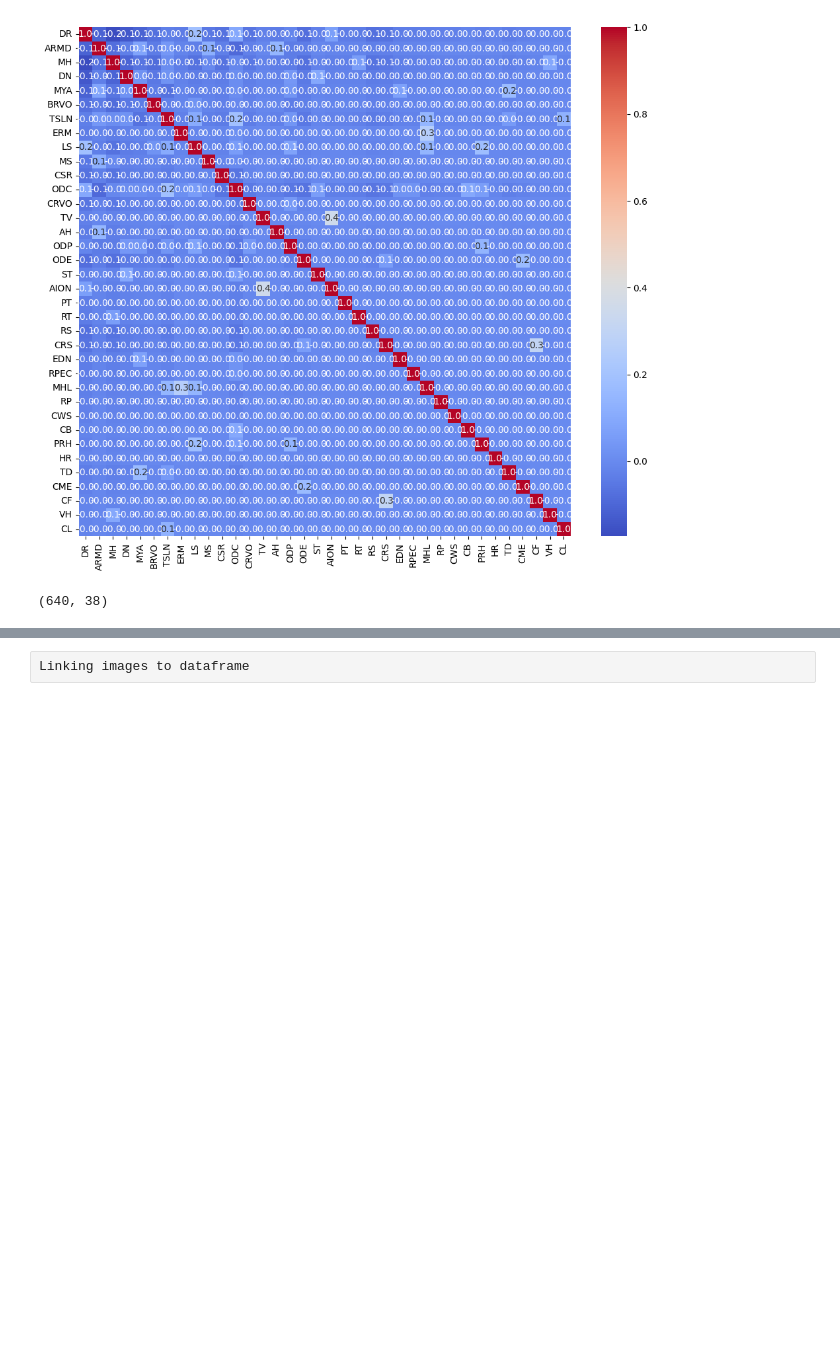
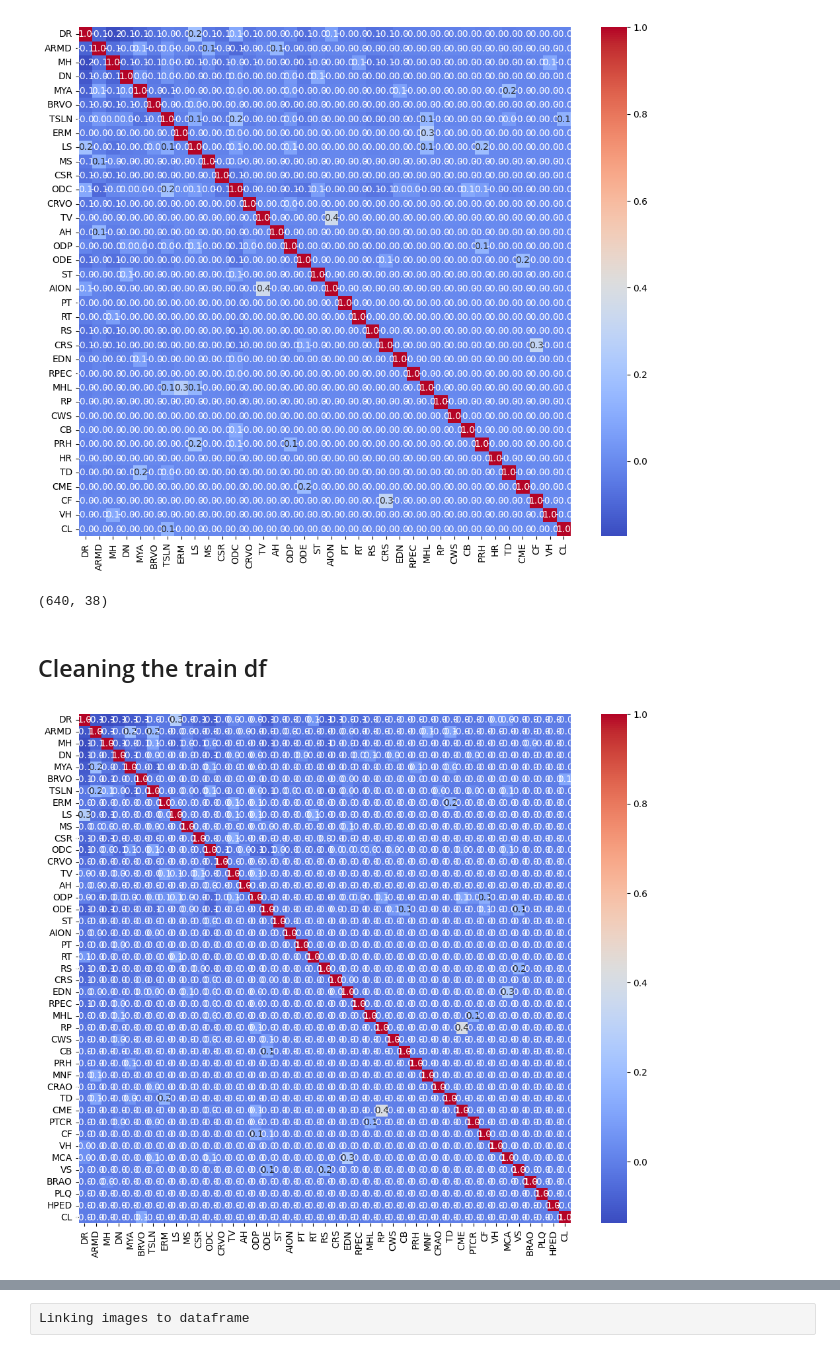
Before and after one commit to CapucineFoucher/ProjectDataCamp, a Jupyter notebook: BACK/work on dataset.ipynb, the cells around one changed output, grey strips where cells are left out. Drawn from its saved outputs; the diff is of its cells as text; code cells hidden in the pictures; blank space fills up the shorter version.

Commit message:
cleaned evaluation and train

```diff
--- a/BACK/work on dataset.ipynb
+++ b/BACK/work on dataset.ipynb
@@ -131,3 +113,22 @@ df_test_cleaned.head()
 df_test_cleaned = df_test_cleaned.astype(str)
 # %%
 df_test_cleaned.to_csv("test_cleaned.csv")
+# %% [markdown]
+## Cleaning the train df
+# %%
+# Exclure les deux premières colonnes (ID et Disease_Risk) pour la matrice de corrélation
+correlation_df = df_train.iloc[:, 2:].astype(float)
+
+# Calculer la matrice de corrélation
+correlation_matrix = correlation_df.corr()
+
+# Créer une figure
+plt.figure(figsize=(12, 10))
+
+# Tracer la matrice de corrélation sous forme de carte de chaleur
+sns.heatmap(correlation_matrix, annot=True, cmap='coolwarm', fmt=".1f")
+
+# Afficher le graphique
+plt.show()
+# %% [output]
+[figure, added]
```
Also changed, not shown: parts of 24 cells of this notebook, 2 other files.
